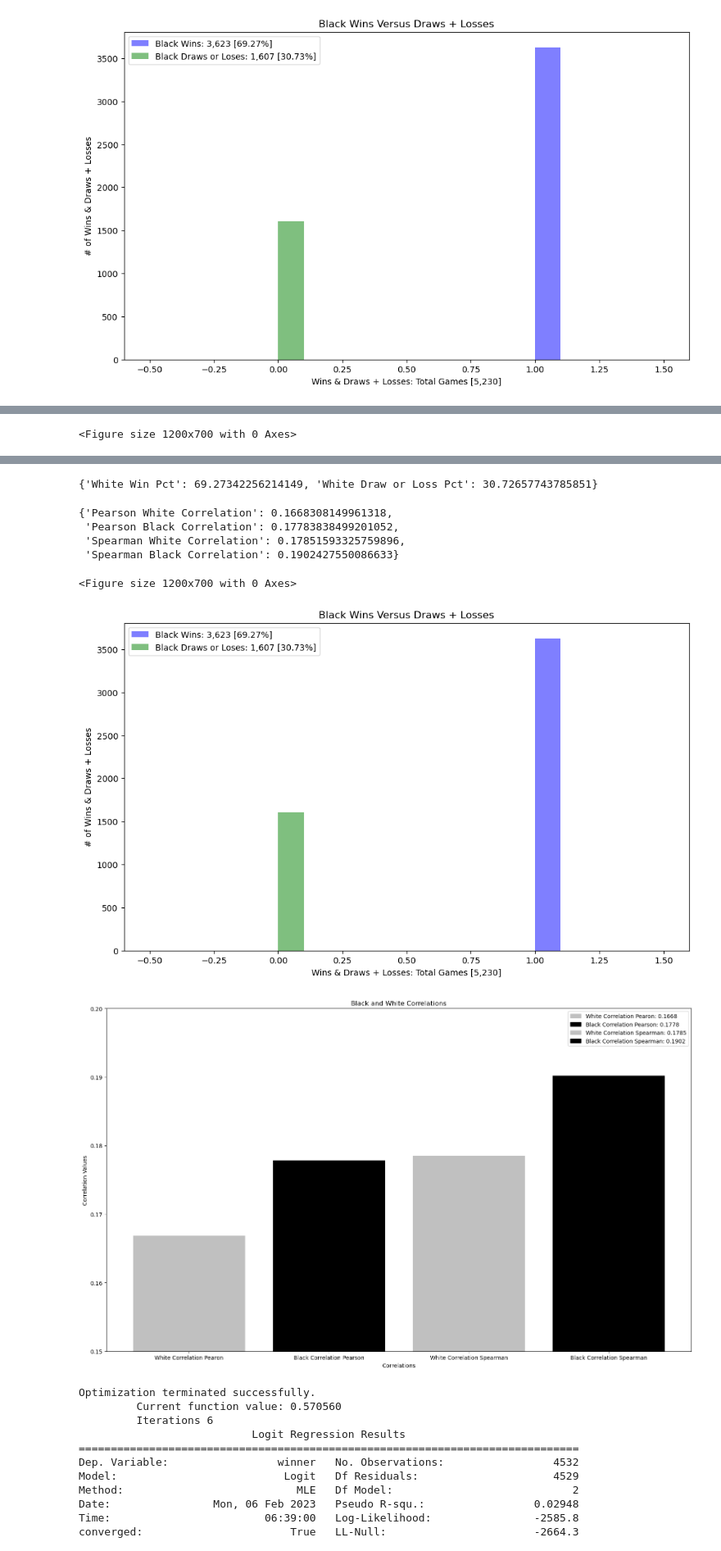
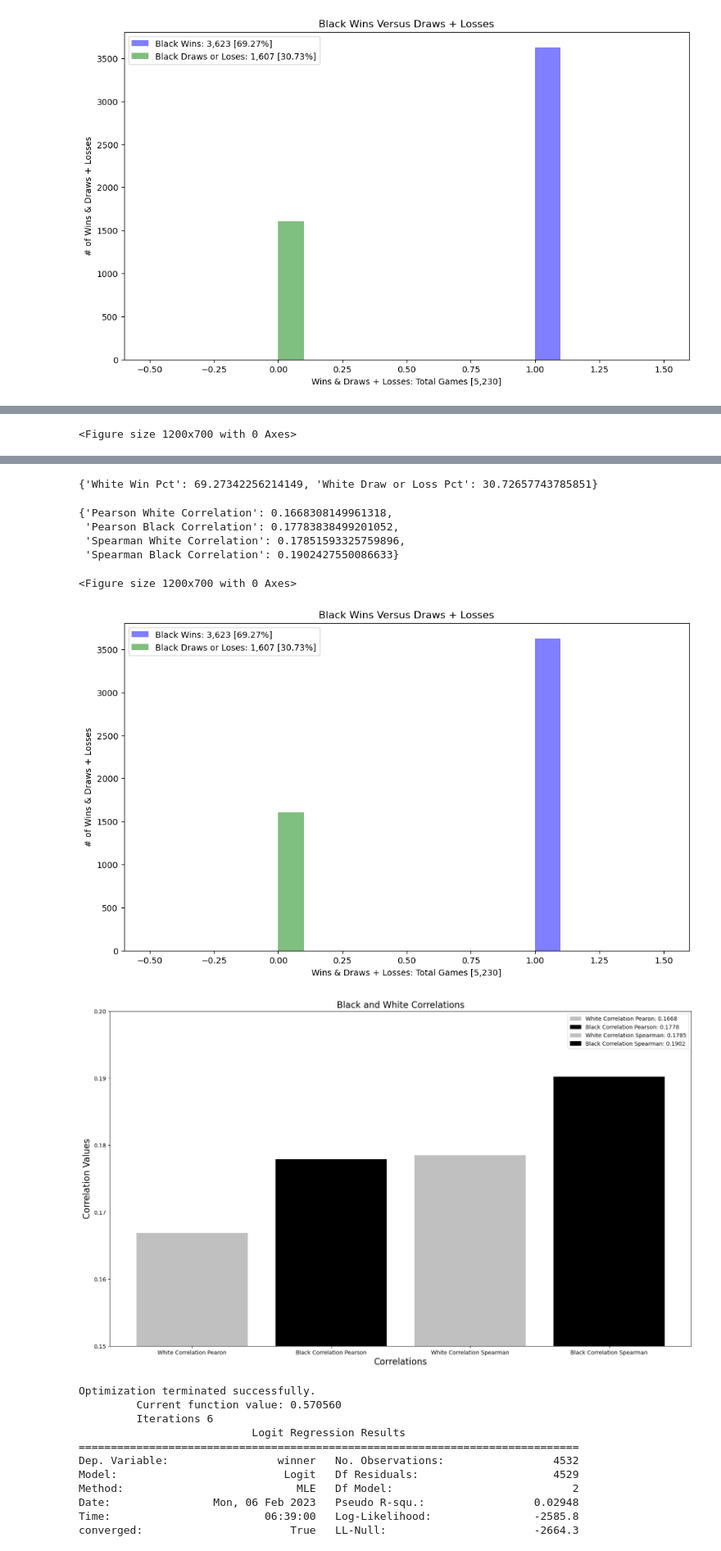
Before and after one commit to mbrann2/chess_games, a Jupyter notebook: notebooks/chess_games.ipynb, the cells around one changed output, grey strips where cells are left out. Shown at 82% size. Drawn from its saved outputs; the diff is of its cells as text; code cells hidden in the pictures.

```diff
--- a/notebooks/chess_games.ipynb
+++ b/notebooks/chess_games.ipynb
@@ -341,41 +341,44 @@ def chess_correlations(white, black, path="../images/correlations.png"):
 
     ax.set_ylim(0.15, 0.20)
     plt.bar(x_axis_names, x_axis, color=c)
-    ax.set_title('Black and White Correlations')
-    ax.set_ylabel('Correlation Values')
-    ax.set_xlabel('Correlations')
+    ax.set_title('Black and White Correlations', fontsize = 16)
+    ax.set_ylabel('Correlation Values', fontsize = 16)
+    ax.set_xlabel('Correlations', fontsize = 16)
     plt.tight_layout()
     fig.set_size_inches(16, 10)
     plt.savefig(path)
     white_pearson_legend = mpatches.Patch(color= 'silver', label='White Correlation Pearon: 0.1668')
     black_pearson_legend = mpatches.Patch(color= 'black', label='Black Correlation Pearson: 0.1778')
     white_spearman_legend = mpatches.Patch(color= 'silver', label='White Correlation Spearman: 0.1785')
     black_spearman_legend = mpatches.Patch(color= 'black', label='Black Correlation Spearman: 0.1902')
     plt.legend(handles=[white_pearson_legend, black_pearson_legend, white_spearman_legend, black_spearman_legend])
 
 
     return { 'Pearson White Correlation': white_correlation_pearson, 'Pearson Black Correlation': black_correlation_pearson, 'Spearman White Correlation': white_correlation_spearman, 'Spearman Black Correlation': black_correlation_spearman}
 all_chess_correlations = chess_correlations(chess_differentials_white(chess_games), chess_differentials_black(chess_games))
 all_chess_correlations
 
 # There is no true correlation between white or black being a significantly stronger opponent, in terms of ELO rating,
 # and winning games versus losing or drawing games, as seen from the linear, Pearson correlations and the nonlinear, Spearman correlations below.
+# Intuitively, one would think that over a continuous span of gradually increasing ELO differentials, there would be a correlation to the majority, binary class of 1, which is wins.
+# Despite all of the players having respectable ratings at the very least, this counterintuition could be due to players still being considerably lower rated than grandmasters
+# which leads to miscalculations and outright blunders, despite being the higher-rated player.
 # %% [output]
 {'White t-test Rating Differential': Ttest_indResult(statistic=116.77245598751952, pvalue=0.0), 'White t-test Opening Play': Ttest_indResult(statistic=109.69620231061039, pvalue=0.0), 'White t-test #  ...
 [figure]
 {'White Win Pct': 72.53794564066361, 'White Draw or Loss Pct': 27.462054359336392}
 {'Black t-test Rating Differential': Ttest_indResult(statistic=114.47031390675558, pvalue=0.0), 'Black t-test Opening Play': Ttest_indResult(statistic=99.36160412461125, pvalue=0.0), 'Black t-test # T ...
 <Figure size 1200x700 with 0 Axes>
 [figure]
 [figure]
 {'White Win Pct': 69.27342256214149, 'White Draw or Loss Pct': 30.72657743785851}
 {'Pearson White Correlation': 0.1668308149961318,
  'Pearson Black Correlation': 0.17783838499201052,
  'Spearman White Correlation': 0.17851593325759896,
  'Spearman Black Correlation': 0.1902427550086633}
 <Figure size 1200x700 with 0 Axes>
 [figure]
-[figure, old version]
+[figure, new version]
 # %%
 # Since we have continuous numerical inputs, or features, in the form of: rating differentials, consecutive moves where a player follows an optimal book opening, and number of turns in the game
 # along with a transformation of the target, or wins versus draws and losses, to binary values, we ran a logistic regression model.
```
Also changed, not shown: 10 other files.
